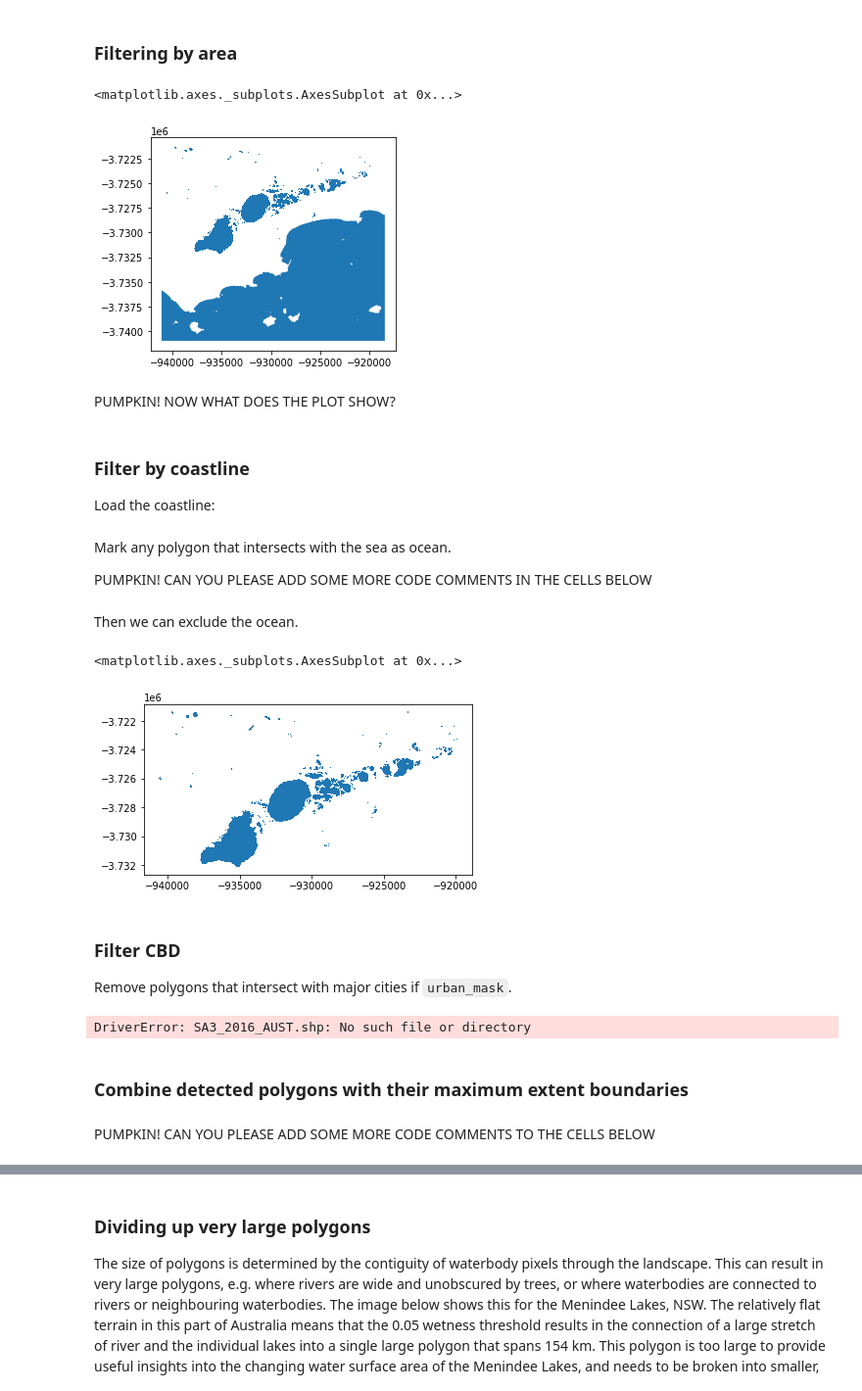
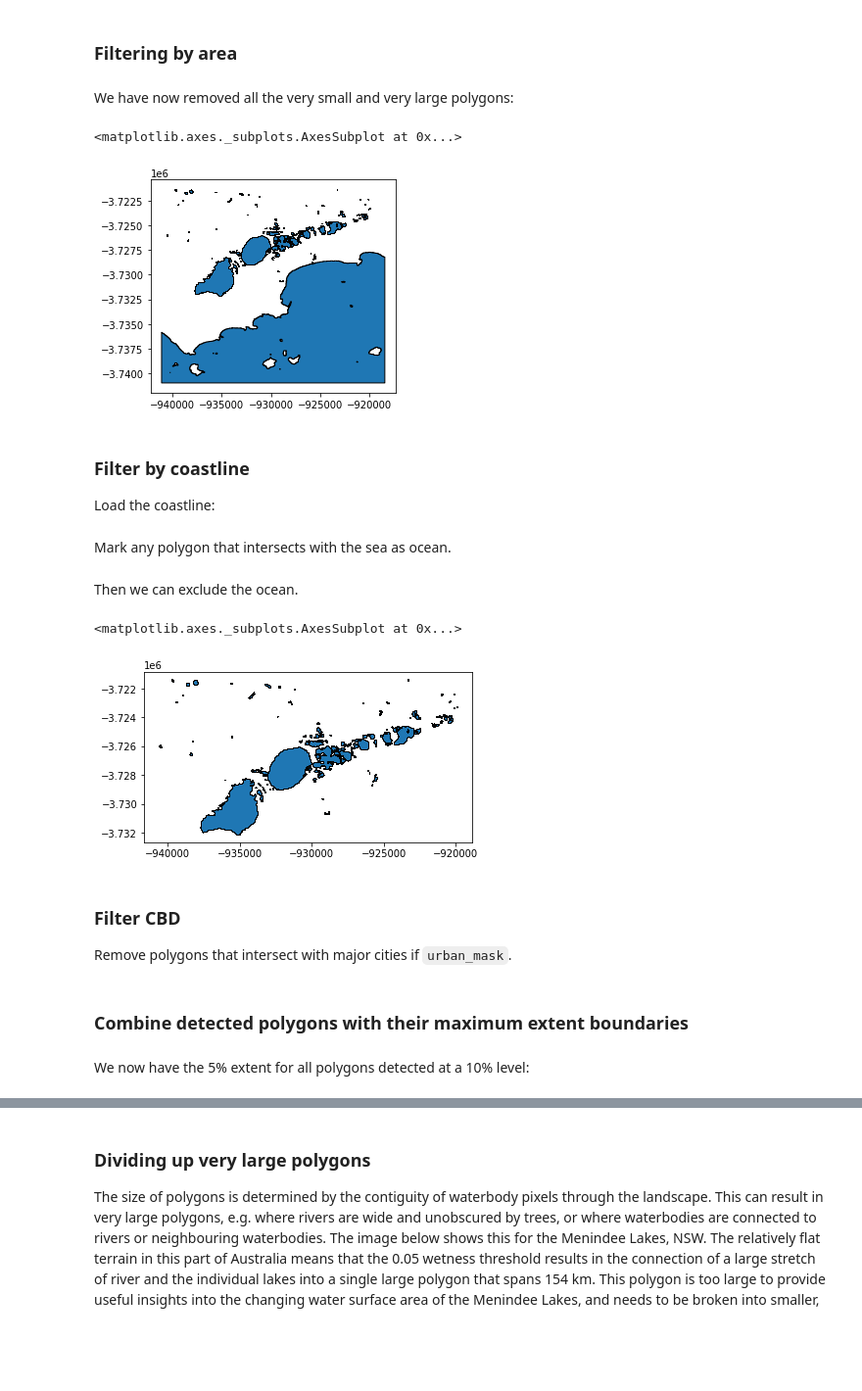
Before and after one commit to GeoscienceAustralia/dea-waterbodies, a Jupyter notebook: WaterbodyPolygons.ipynb, the cells around one changed output, grey strips where cells are left out. Shown at 98% size. Cells and saved outputs as stored; diff of their text form; code cells hidden in the pictures; blank space fills up the shorter version.

```diff
--- a/WaterbodyPolygons.ipynb
+++ b/WaterbodyPolygons.ipynb
@@ -278,13 +289,13 @@ else:
 # %%
 # Filter polygons by size.
 polygons = polygons[(polygons['area'] >= min_area_m2) & (polygons['area'] <= max_area_m2)]
+# %% [markdown]
+We have now removed all the very small and very large polygons:
 # %%
-polygons.plot()
+polygons.plot(edgecolor='k')
 # %% [output]
 <matplotlib.axes._subplots.AxesSubplot at 0x...>
-[figure, old version]
+[figure, new version]
-# %% [markdown]
-PUMPKIN! NOW WHAT DOES THE PLOT SHOW?
 # %% [markdown]
 ### Filter by coastline
 
@@ -293,5 +304,3 @@ Load the coastline:
 coastline = dc.load('geodata_coast_100k', output_crs='EPSG:3577', x=xlim, y=ylim, resolution=resolution)
 # %% [markdown]
 Mark any polygon that intersects with the sea as ocean.
-
-PUMPKIN! CAN YOU PLEASE ADD SOME MORE CODE COMMENTS IN THE CELLS BELOW
@@ -306,23 +316,24 @@ Then we can exclude the ocean.
 # %%
 polygons = polygons[~polygons.polygon_idx.isin(ocean_ids)]
 # %%
-polygons.plot(antialiased=True)
+polygons.plot(antialiased=True, edgecolor='k')
 # %% [output]
 <matplotlib.axes._subplots.AxesSubplot at 0x...>
-[figure, old version]
+[figure, new version]
 # %% [markdown]
 ### Filter CBD
 
 Remove polygons that intersect with major cities if `urban_mask`.
 # %%
 if urban_mask:
-    sa3 = gp.read_file('SA3_2016_AUST.shp')
+    # Read in the SA3 regions.
+    sa3 = gp.read_file(sa3_filepath)
     sa3['SA3_CODE16'] = sa3['SA3_CODE16'].astype(int)
+    # Get all the regions which are CBDs.
     cbds = sa3.set_index('SA3_CODE16').loc[sa3_urban_areas]
+    # Then remove all polygons that intersect with the CBDs.
     city_overlay = gp.overlay(polygons, cbds.to_crs('EPSG:3577'))
     polygons = polygons[~polygons.polygon_idx.isin(city_overlay.polygon_idx)]
-# %% [output]
-DriverError: SA3_2016_AUST.shp: No such file or directory
 # %% [markdown]
 ### Combine detected polygons with their maximum extent boundaries
 # %%
@@ -345,5 +356,3 @@ if len(minimum_wet_percentage) == 2:
     polygons = polygons.unary_union
     # Back into individual polygons
     polygons = gp.GeoDataFrame(crs='EPSG:3577', geometry=[polygons]).explode()
-# %% [markdown]
-PUMPKIN! CAN YOU PLEASE ADD SOME MORE CODE COMMENTS TO THE CELLS BELOW
@@ -358,3 +369,5 @@ polygons['pp_test'] = polygons.area * 4 * math.pi / polygons.perimeter ** 2
 polygons.to_file(intermediate_wb_path / f'{base_filename}_merged.shp')
 polygons.to_file(intermediate_wb_path / f'{base_filename}_merged.geojson', driver='GeoJSON')
+# %% [markdown]
+We now have the 5% extent for all polygons detected at a 10% level:
 # %%
```
Also changed, not shown: parts of 44 cells of this notebook.
